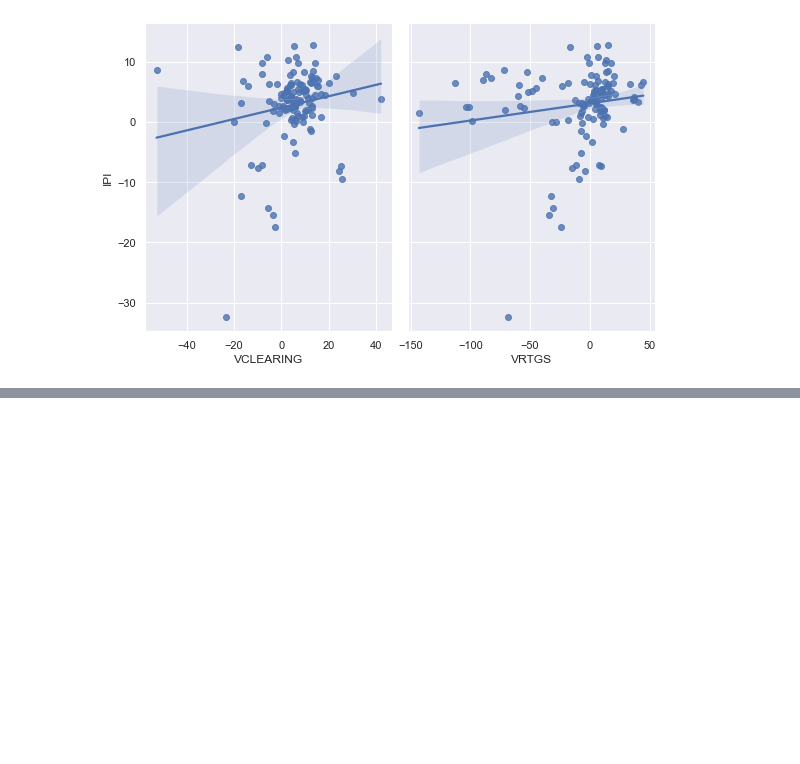
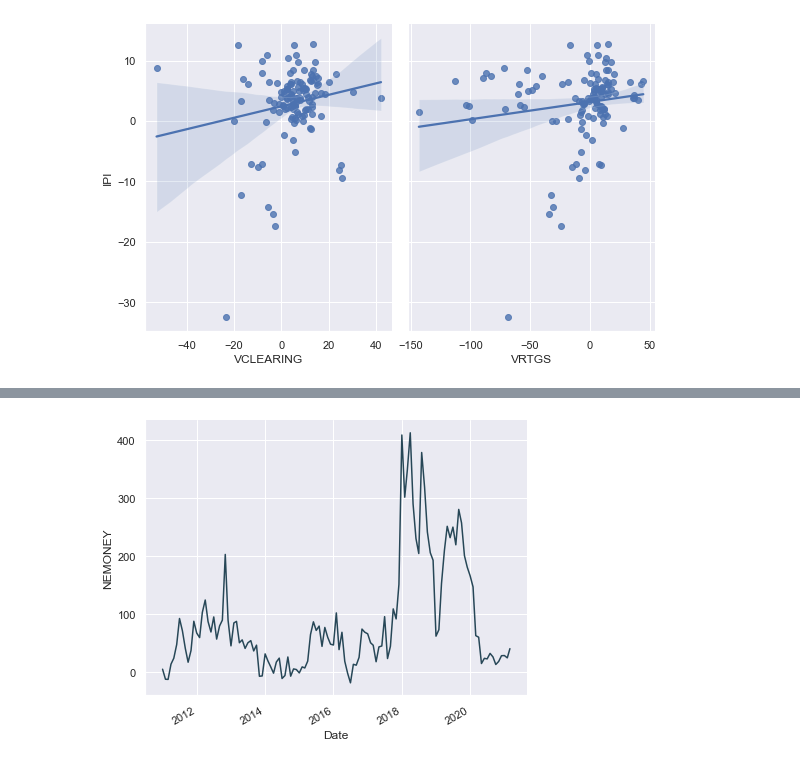
Before and after one commit to madisuryapr/Collection, a Jupyter notebook: Time Series and Scatter Plot.ipynb, the cells around one changed output, grey strips where cells are left out. Saved outputs shown, nothing was run; the diff lists cells and outputs as text; code cells hidden in the pictures; blank space fills up the shorter version.

```diff
--- a/Time Series and Scatter Plot.ipynb
+++ b/Time Series and Scatter Plot.ipynb
@@ -68,0 +69,8 @@ plt.savefig("Credits_Value.png", dpi = 450)
+# %%
+# Time series plot for Transactions Value of Electronic Money
+Debits_Value = sns.relplot(data = Payments, x = "Date", y = "NEMONEY",
+                          kind = "line", aspect = 1.25, color = "#274757");
+Debits_Value.figure.autofmt_xdate()
+plt.savefig("Emoney_Value.png", dpi = 450)
+# %% [output]
+[figure, added]
```
Also changed, not shown: parts of 12 cells of this notebook.
